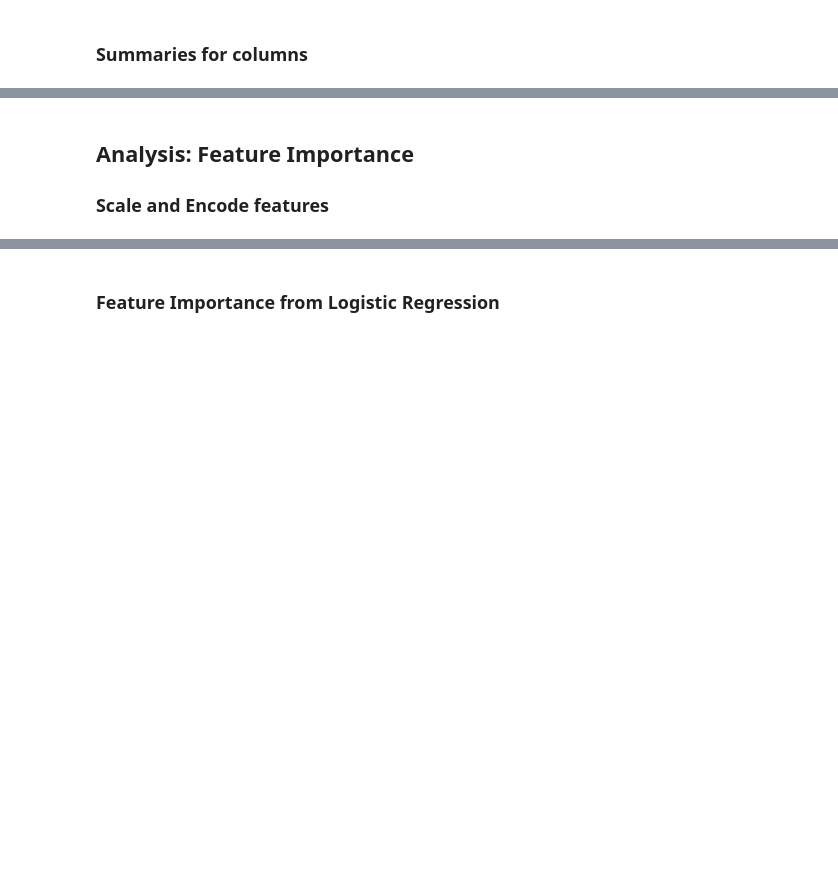
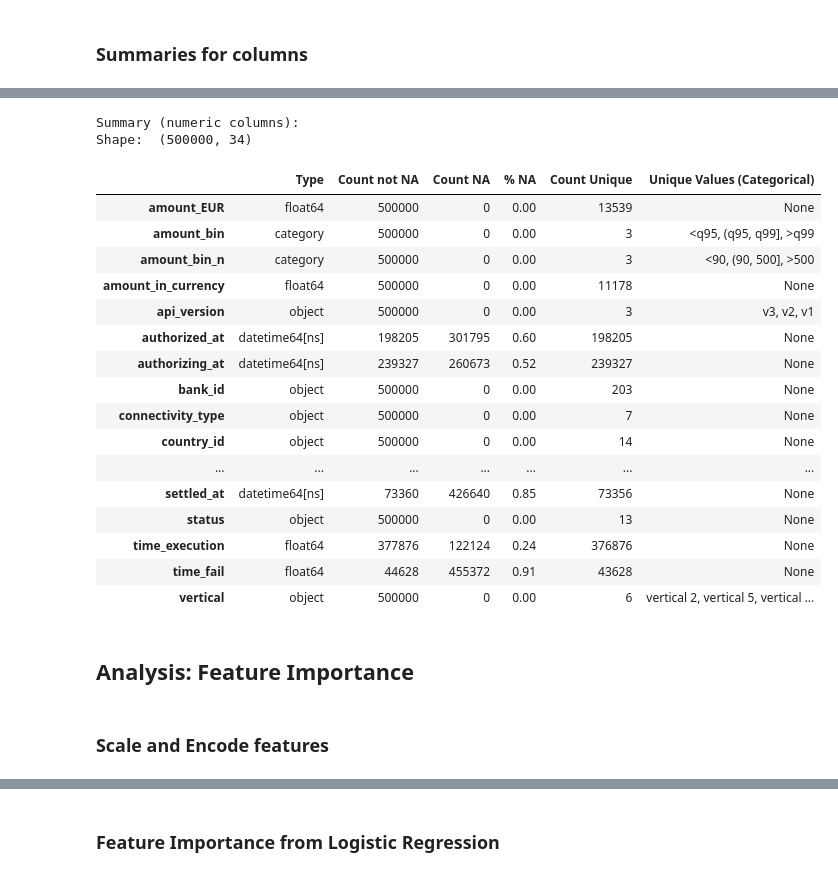
Before and after one commit to ankristov/ml_projects, a Jupyter notebook: Reasons of Failed Transactions (python, Tableau)/notebook.ipynb, the cells around one changed output, grey strips where cells are left out. Drawn from its saved outputs; the diff is of its cells as text; code cells hidden in the pictures; blank space fills up the shorter version.

```diff
--- a/Reasons of Failed Transactions (python, Tableau)/notebook.ipynb
+++ b/Reasons of Failed Transactions (python, Tableau)/notebook.ipynb
@@ -19,3 +23,24 @@ pd.set_option('display.max_rows', 100)
+# %%
+def get_df_summary(df):
+
+    # 1 Shape
+    print('Shape: ', df.shape)
+    print()
+
+    # 2 Columns Summary
+    df_summary = pd.DataFrame({
+        'Type': df.dtypes,
+        'Count not NA': df.count(),
+        'Count NA': df.isna().sum(),
+        '% NA': np.round(df.isna().sum()/(df.count() + df.isna().sum()), 2),
+        'Count Unique': df.nunique(),
+        'Unique Values (Categorical)': [
+            ', '.join(map(str, df[col].unique())) if df[col].nunique() < 7 else None
+            for col in df.columns
+        ]
+    }, index=df.columns).sort_index()
+
+    return df_summary
 # %% [markdown]
 ## Load Data
 # %%
@@ -215,6 +192,34 @@ df_summary
+# %%
+pd.set_option('display.max_rows', None)
+pd.set_option('display.max_columns', None)
+pd.set_option('display.max_colwidth', None)
+
+print('Summary (numeric columns):')
+summary_df = get_df_summary(df)
+summary_df
+# %% [output]
+Summary (numeric columns):
+Shape:  (500000, 34)
+|  | Type | Count not NA | Count NA | % NA | Count Unique | Unique Values (Categorical) |
+| amount_EUR | float64 | 500000 | 0 | 0.00 | 13539 | None |
+| amount_bin | category | 500000 | 0 | 0.00 | 3 | <q95, (q95, q99], >q99 |
+| amount_bin_n | category | 500000 | 0 | 0.00 | 3 | <90, (90, 500], >500 |
+| amount_in_currency | float64 | 500000 | 0 | 0.00 | 11178 | None |
+| api_version | object | 500000 | 0 | 0.00 | 3 | v3, v2, v1 |
+| authorized_at | datetime64[ns] | 198205 | 301795 | 0.60 | 198205 | None |
+| authorizing_at | datetime64[ns] | 239327 | 260673 | 0.52 | 239327 | None |
+| bank_id | object | 500000 | 0 | 0.00 | 203 | None |
+| connectivity_type | object | 500000 | 0 | 0.00 | 7 | None |
+| country_id | object | 500000 | 0 | 0.00 | 14 | None |
+| ... | ... | ... | ... | ... | ... | ... |
+| settled_at | datetime64[ns] | 73360 | 426640 | 0.85 | 73356 | None |
+| status | object | 500000 | 0 | 0.00 | 13 | None |
+| time_execution | float64 | 377876 | 122124 | 0.24 | 376876 | None |
+| time_fail | float64 | 44628 | 455372 | 0.91 | 43628 | None |
+| vertical | object | 500000 | 0 | 0.00 | 6 | vertical 2, vertical 5, vertical ... |
+# %% [markdown]
+## Analysis: Feature Importance
 # %% [markdown]
-## Analysis: Feature Importance
-
 ### Scale and Encode features
 # %%
 # prepare dataset for Logistic Regression and Random Forest: encode categorical features, scale numeric
```
Also changed, not shown: parts of 21 cells of this notebook, 3 other files.
